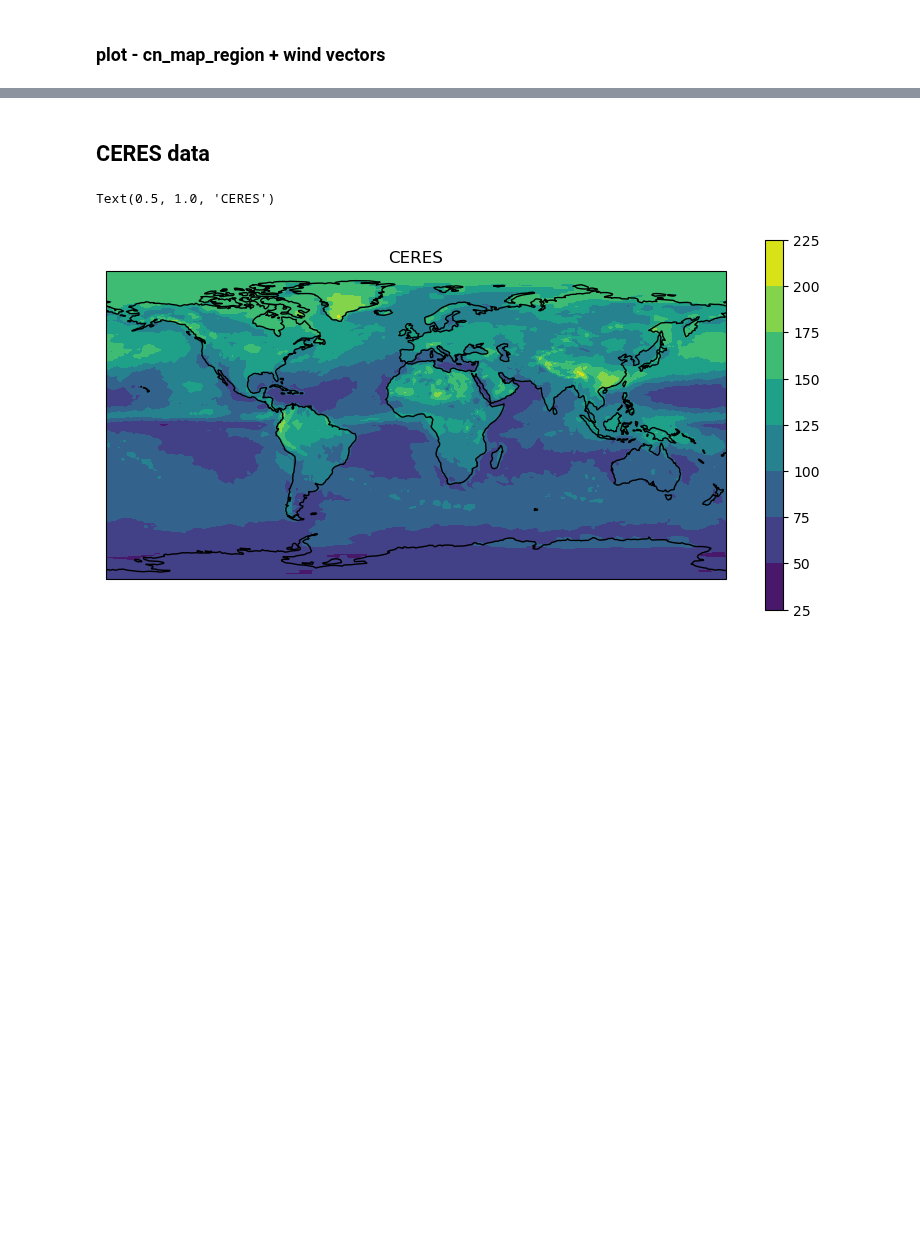
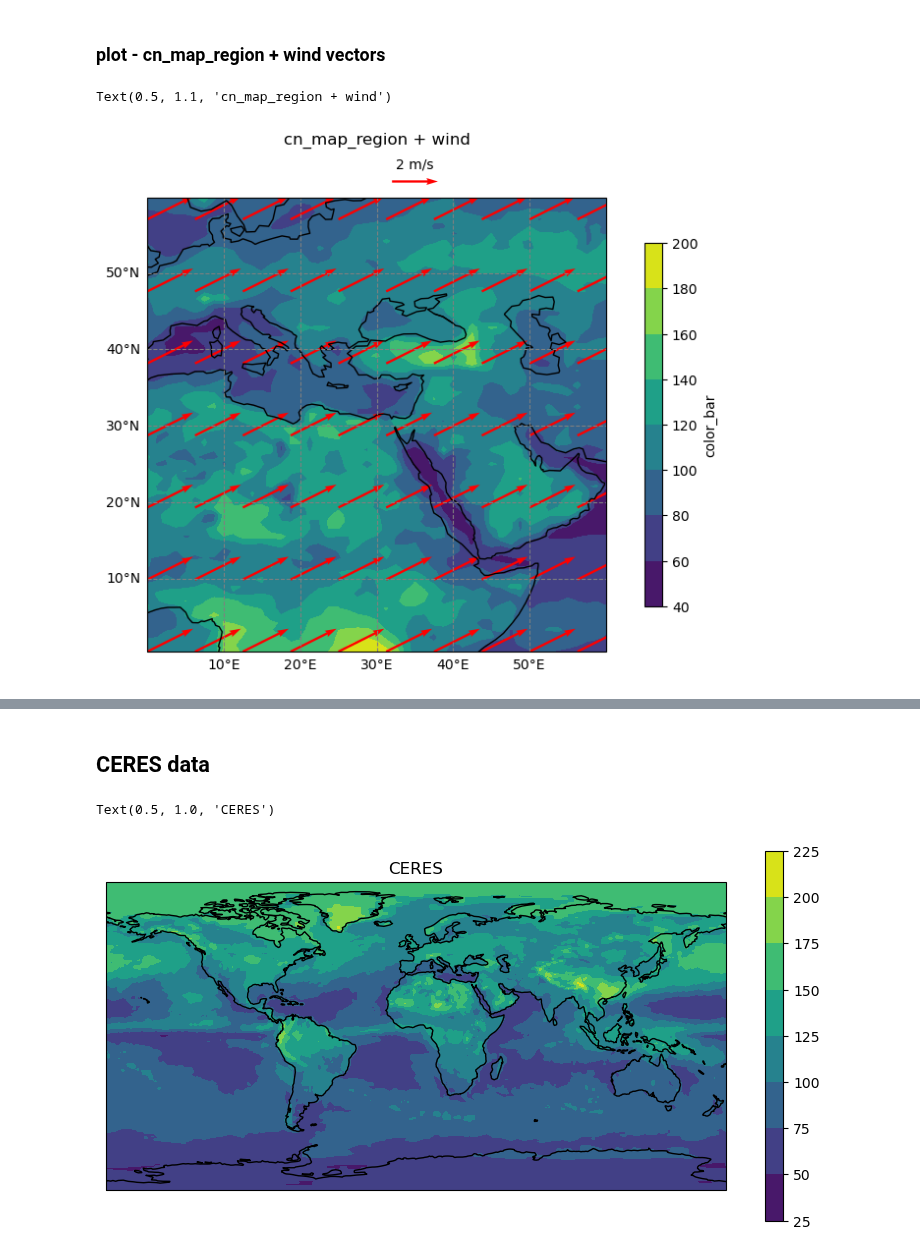
Before and after one commit to yihsuanchen/python, a Jupyter notebook: yhc_module_and_notes/notes-cn_map-cartopy.ipynb, the cells around one changed output, grey strips where cells are left out. Drawn from its saved outputs; the diff is of its cells as text; code cells hidden in the pictures; blank space fills up the shorter version.

Commit message:
add cn_map+wind example

```diff
--- a/yhc_module_and_notes/notes-cn_map-cartopy.ipynb
+++ b/yhc_module_and_notes/notes-cn_map-cartopy.ipynb
@@ -196,2 +156,50 @@ if (do_test):
 # %% [markdown]
 ### plot - cn_map_region + wind vectors
+# %%
+map_projection = ccrs.PlateCarree(central_longitude=0)
+
+fig, ax = plt.subplots(figsize=(10, 6), subplot_kw={'projection': map_projection})
+
+#-------------
+# plot cn_map
+#-------------
+cn_map_region = ax.contourf(var_region.lon, var_region.lat, var_region, transform=map_projection)
+
+ax.add_feature(cfeature.COASTLINE)
+
+#--- add grid lines
+gl = ax.gridlines(draw_labels=True, linestyle='--', color='gray', alpha = 1)  # add lat/lon grid lines
+
+# turn off labels on the top and right sides
+gl.top_labels = False
+gl.right_labels = False
+
+#--- colorbar
+cbar = plt.colorbar(cn_map_region, ax=ax, orientation='vertical', shrink=0.8, label = "color_bar")
+
+#-------------
+# plot vc_map
+#-------------
+lon_stride = 5
+lat_stride = 10
+#quiver = ax.quiver(var_region.lon, var_region.lat, U_region, V_region, scale_units='width', scale=200, color='red', width=0.005)
+
+#--- vc_map
+vc_color = 'red'
+quiver = ax.quiver(var_region.lon[::lon_stride], var_region.lat[::lat_stride], U_region[::lat_stride, ::lon_stride], V_region[::lat_stride, ::lon_stride], scale_units='width', scale=20, color=vc_color, width=0.005)
+
+#--- vc ref
+key_lon = 35
+key_lat = 62
+key_length = 2
+key_title = f"{key_length} m/s"
+plot_vc_ref = ax.quiverkey(quiver, key_lon, key_lat, key_length, key_title, coordinates='data', color=vc_color)
+
+#-----------
+# set fig
+#------------
+title = "cn_map_region + wind"
+ax.set_title(title, y=1.1)
+# %% [output]
+Text(0.5, 1.1, 'cn_map_region + wind')
+[figure, added]
```
Also changed, not shown: parts of 6 cells of this notebook.
